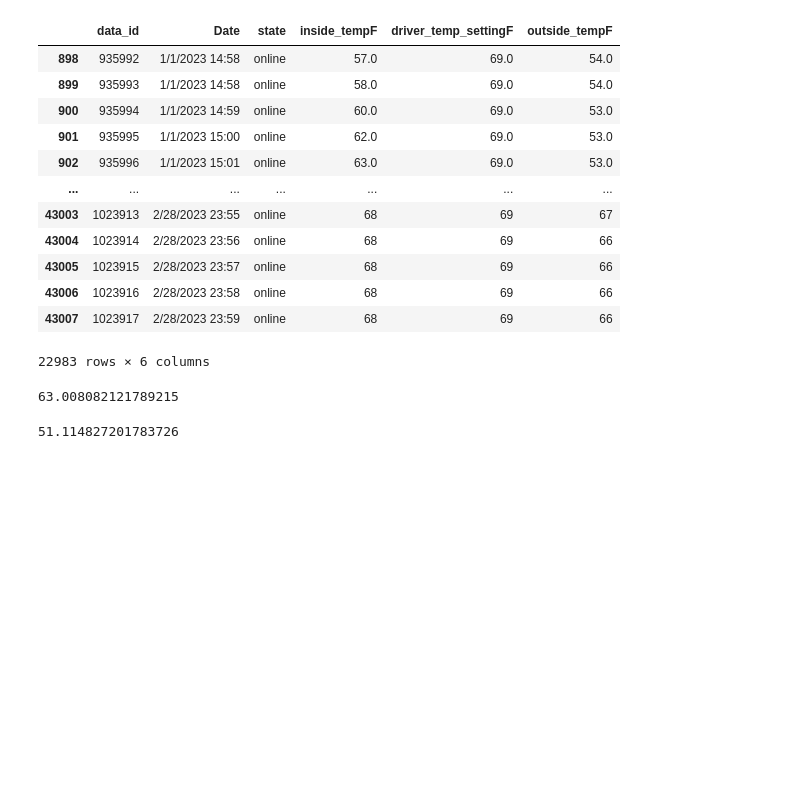
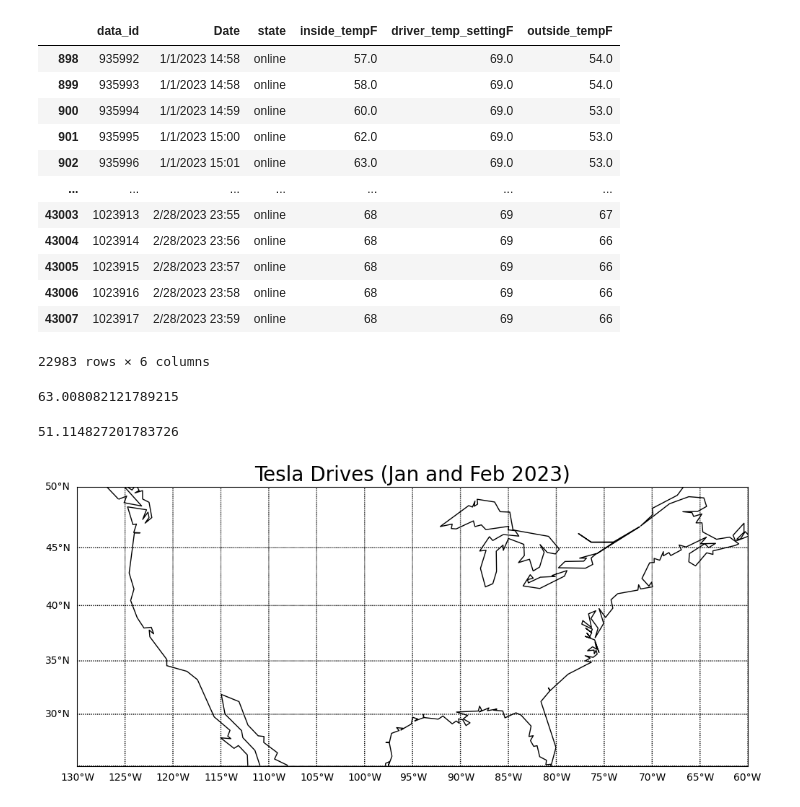
Before and after one commit to kyhokie/data_2_project, a Jupyter notebook: data_2_projectB.ipynb, the cells around one changed output. Drawn from its saved outputs; the diff is of its cells as text; code cells hidden in the pictures; blank space fills up the shorter version.

Commit message:
adding OG TeslaFi Data and basemap

```diff
--- a/data_2_projectB.ipynb
+++ b/data_2_projectB.ipynb
@@ -89,3 +105,33 @@ mean_outside_tempF = merged_df['outside_tempF'].mean()
 mean_outside_tempF
 # %% [output]
 51.114827201783726
+# %%
+#df = pd.read_excel(r'C:\Python practise\lat-and-lon.xlsx','Sheet1')
+
+fig = plt.figure(figsize=(12,9))
+
+m = Basemap(projection='mill',
+           llcrnrlat = 25,
+           urcrnrlat = 50,
+           llcrnrlon = -130,
+           urcrnrlon = -60,
+           resolution = 'c')
+
+m.drawcoastlines()
+
+m.drawparallels(np.arange(-90,90,5),labels=[True,False,False,False])
+m.drawmeridians(np.arange(-180,180,5),labels=[0,0,0,1])
+
+#sites_lat_y = df['latitude'].tolist()
+#sites_lon_x = df['longitude'].tolist()
+
+colors = ['green', 'darkblue', 'yellow', 'red', 'blue', 'orange']
+
+#m.scatter(sites_lon_x,sites_lat_y,latlon=True, s=500, c=colors, marker='o', alpha=1, edgecolor='k', linewidth=1, zorder=2)
+#m.scatter(-135,60,latlon=True, s=5000, c='blue', marker='^', alpha=1, edgecolor='k', linewidth=1, zorder=1)
+
+plt.title('Tesla Drives (Jan and Feb 2023)', fontsize=20)
+
+plt.show()
+# %% [output]
+[figure, added]
```
Also changed, not shown: parts of 6 cells of this notebook, 2 other files.
